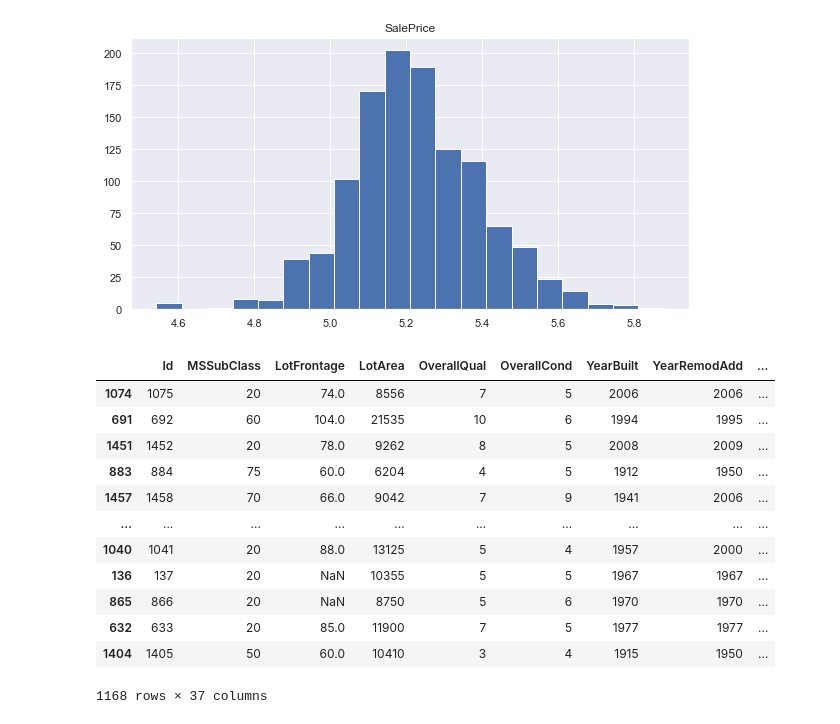
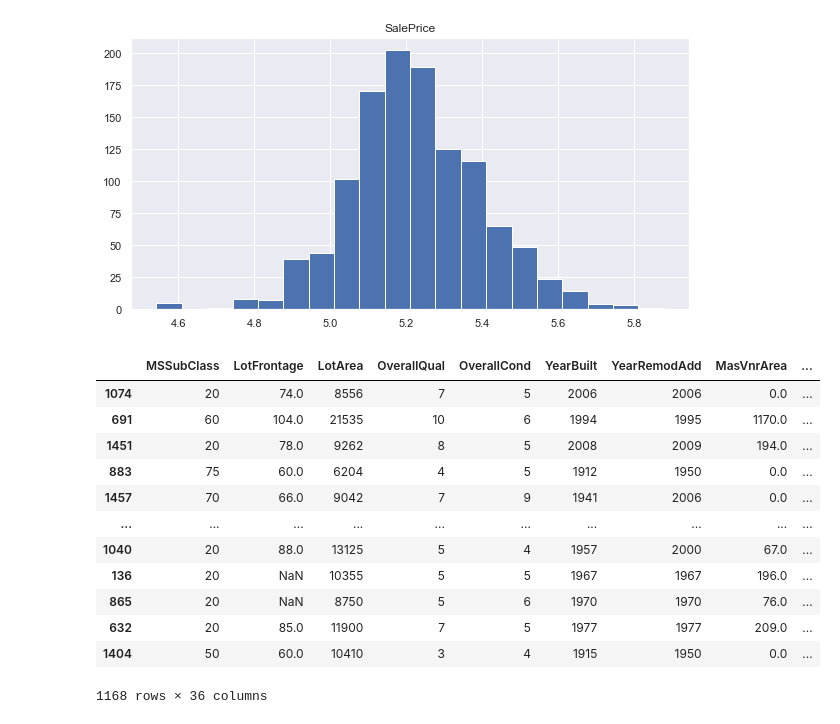
Before and after one commit to Zhang-Haipeng/house-price-prediction, a Jupyter notebook: src/EDA/EDA_Roc.ipynb, the cells around one changed output. Drawn from its saved outputs; the diff is of its cells as text; code cells hidden in the pictures.

```diff
--- a/src/EDA/EDA_Roc.ipynb
+++ b/src/EDA/EDA_Roc.ipynb
@@ -70,18 +71,19 @@ array([[<AxesSubplot:title={'center':'SalePrice'}>]], dtype=object)
 [figure]
 # %%
 num_vars = X_train.columns[[x in ['int64', 'float64'] for x in X_train.dtypes]]
-X_train[num_vars]
+num_df = X_train[num_vars].drop(columns=['Id']).copy()
+num_df
 # %% [output]
-|  | Id | MSSubClass | LotFrontage | LotArea | OverallQual | OverallCond | YearBuilt | YearRemodAdd | ... |
-| 1074 | 1075 | 20 | 74.0 | 8556 | 7 | 5 | 2006 | 2006 | ... |
-| 691 | 692 | 60 | 104.0 | 21535 | 10 | 6 | 1994 | 1995 | ... |
-| 1451 | 1452 | 20 | 78.0 | 9262 | 8 | 5 | 2008 | 2009 | ... |
-| 883 | 884 | 75 | 60.0 | 6204 | 4 | 5 | 1912 | 1950 | ... |
-| 1457 | 1458 | 70 | 66.0 | 9042 | 7 | 9 | 1941 | 2006 | ... |
+|  | MSSubClass | LotFrontage | LotArea | OverallQual | OverallCond | YearBuilt | YearRemodAdd | MasVnrArea | ... |
+| 1074 | 20 | 74.0 | 8556 | 7 | 5 | 2006 | 2006 | 0.0 | ... |
+| 691 | 60 | 104.0 | 21535 | 10 | 6 | 1994 | 1995 | 1170.0 | ... |
+| 1451 | 20 | 78.0 | 9262 | 8 | 5 | 2008 | 2009 | 194.0 | ... |
+| 883 | 75 | 60.0 | 6204 | 4 | 5 | 1912 | 1950 | 0.0 | ... |
+| 1457 | 70 | 66.0 | 9042 | 7 | 9 | 1941 | 2006 | 0.0 | ... |
 | ... | ... | ... | ... | ... | ... | ... | ... | ... | ... |
-| 1040 | 1041 | 20 | 88.0 | 13125 | 5 | 4 | 1957 | 2000 | ... |
-| 136 | 137 | 20 | NaN | 10355 | 5 | 5 | 1967 | 1967 | ... |
-| 865 | 866 | 20 | NaN | 8750 | 5 | 6 | 1970 | 1970 | ... |
-| 632 | 633 | 20 | 85.0 | 11900 | 7 | 5 | 1977 | 1977 | ... |
-| 1404 | 1405 | 50 | 60.0 | 10410 | 3 | 4 | 1915 | 1950 | ... |
+| 1040 | 20 | 88.0 | 13125 | 5 | 4 | 1957 | 2000 | 67.0 | ... |
+| 136 | 20 | NaN | 10355 | 5 | 5 | 1967 | 1967 | 196.0 | ... |
+| 865 | 20 | NaN | 8750 | 5 | 6 | 1970 | 1970 | 76.0 | ... |
+| 632 | 20 | 85.0 | 11900 | 7 | 5 | 1977 | 1977 | 209.0 | ... |
+| 1404 | 50 | 60.0 | 10410 | 3 | 4 | 1915 | 1950 | 0.0 | ... |
-1168 rows × 37 columns
+1168 rows × 36 columns
```
Also changed, not shown: parts of 3 cells of this notebook.
